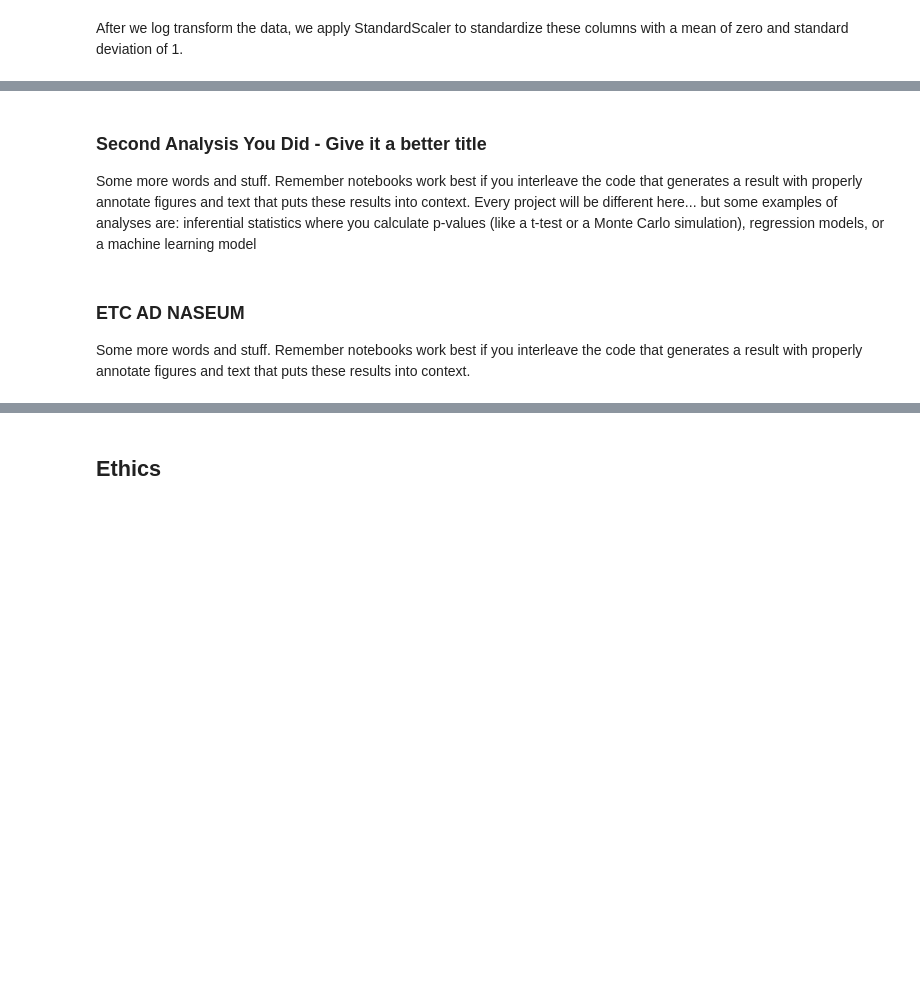
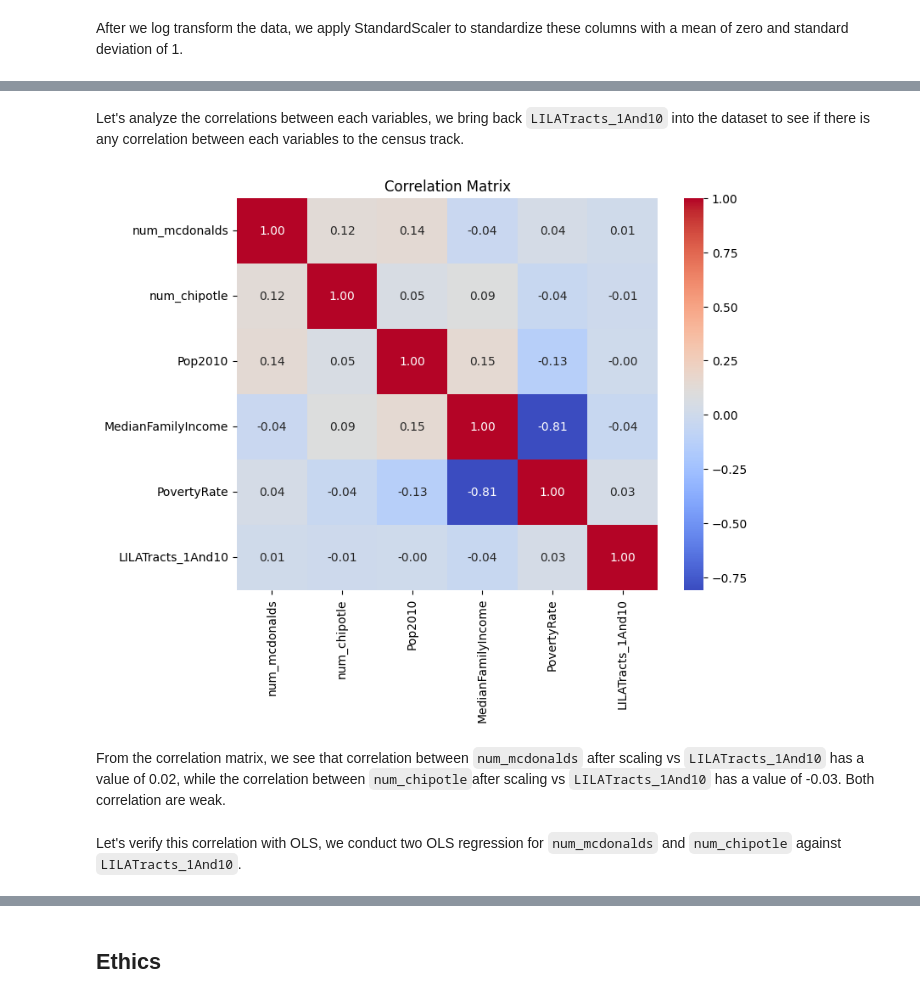
Before and after one commit to COGS108/Group085_WI26, a Jupyter notebook: 03-FinalProject.ipynb, the cells around one changed output, grey strips where cells are left out. Saved outputs shown, nothing was run; the diff lists cells and outputs as text; code cells hidden in the pictures; blank space fills up the shorter version.

Commit message:
conducted ols analysis

```diff
--- a/03-FinalProject.ipynb
+++ b/03-FinalProject.ipynb
@@ -790,7 +791,7 @@ data = food_desert_dataset[[
 ]]
 
 # Exclude binary column LILATracts_1And10
-data_transform = data.drop(columns='LILATracts_1And10')
+data_transform = data.dropna(how='any').drop(columns='LILATracts_1And10')
 
 # Apply log transform
 data_transform[['Pop2010','MedianFamilyIncome','PovertyRate']] = data_transform[[
@@ -832,4 +833,4 @@ data_scaled_array = scaler.fit_transform(data_transform)
 # Convert back to a dataframe
 data_scaled = pd.DataFrame(data_scaled_array,columns=data_transform.columns)
 
-data_scaled
+data_scaled['LILATracts_1And10'] = data['LILATracts_1And10']
@@ -856,4 +836,0 @@ plt.show()
-# %% [markdown]
-### Second Analysis You Did - Give it a better title
-
-Some more words and stuff.  Remember notebooks work best if you interleave the code that generates a result with properly annotate figures and text that puts these results into context.  Every project will be different here... but some examples of analyses are: inferential statistics where you calculate p-values (like a t-test or a Monte Carlo simulation), regression models, or a machine learning model
@@ -863,4 +836,0 @@ Some more words and stuff.  Remember notebooks work best if you interleave the c
-# %% [markdown]
-### ETC AD NASEUM
-
-Some more words and stuff.  Remember notebooks work best if you interleave the code that generates a result with properly annotate figures and text that puts these results into context.
@@ -869,0 +837,17 @@ Some more words and stuff.  Remember notebooks work best if you interleave the c
+# %% [markdown]
+Let's analyze the correlations between each variables, we bring back `LILATracts_1And10` into the dataset to see if there is any correlation between each variables to the census track.
+# %%
+corr_matrix = data_scaled.corr()
+
+plt.figure(figsize=(8,6))
+sns.heatmap(corr_matrix, annot=True, cmap="coolwarm", fmt=".2f")
+
+plt.title("Correlation Matrix")
+plt.savefig('results/correlation_matrix.png')
+plt.show()
+# %% [output]
+[figure, added]
+# %% [markdown]
+From the correlation matrix, we see that correlation between `num_mcdonalds` after scaling vs `LILATracts_1And10` has a value of 0.02, while the correlation between `num_chipotle`after scaling vs `LILATracts_1And10` has a value of -0.03. Both correlation are weak.
+# %% [markdown]
+Let's verify this correlation with OLS, we conduct two OLS regression for `num_mcdonalds` and `num_chipotle` against `LILATracts_1And10`.
```
Also changed, not shown: parts of 8 cells of this notebook, 1 other file.
